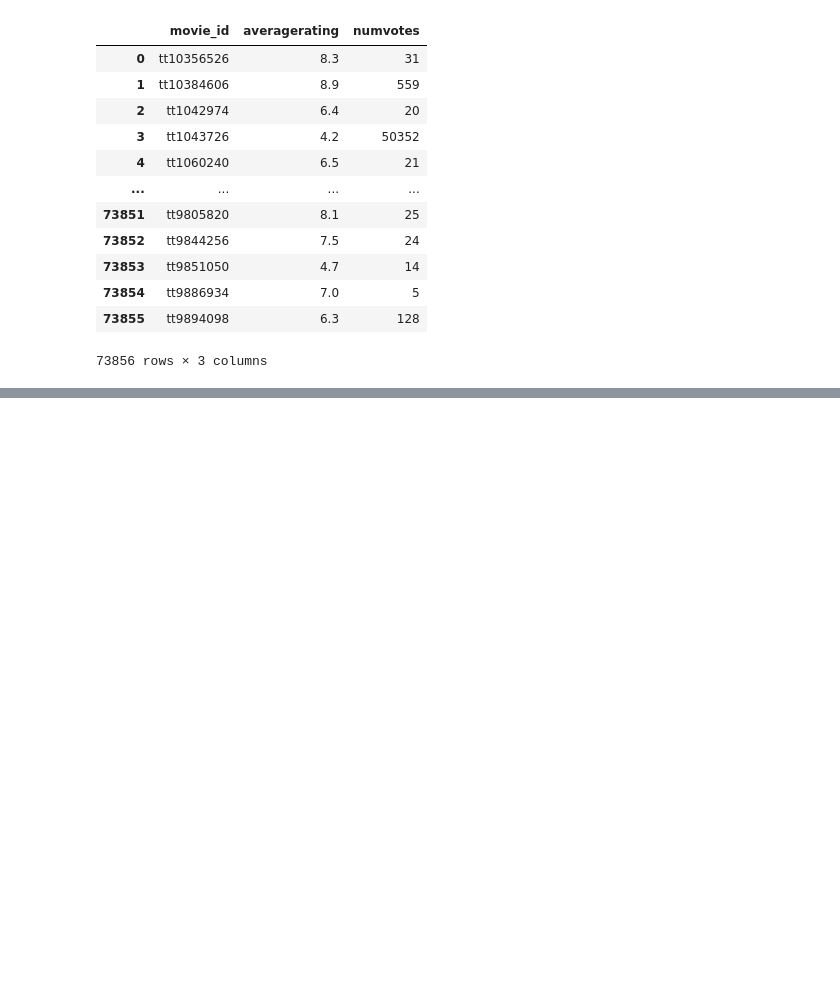
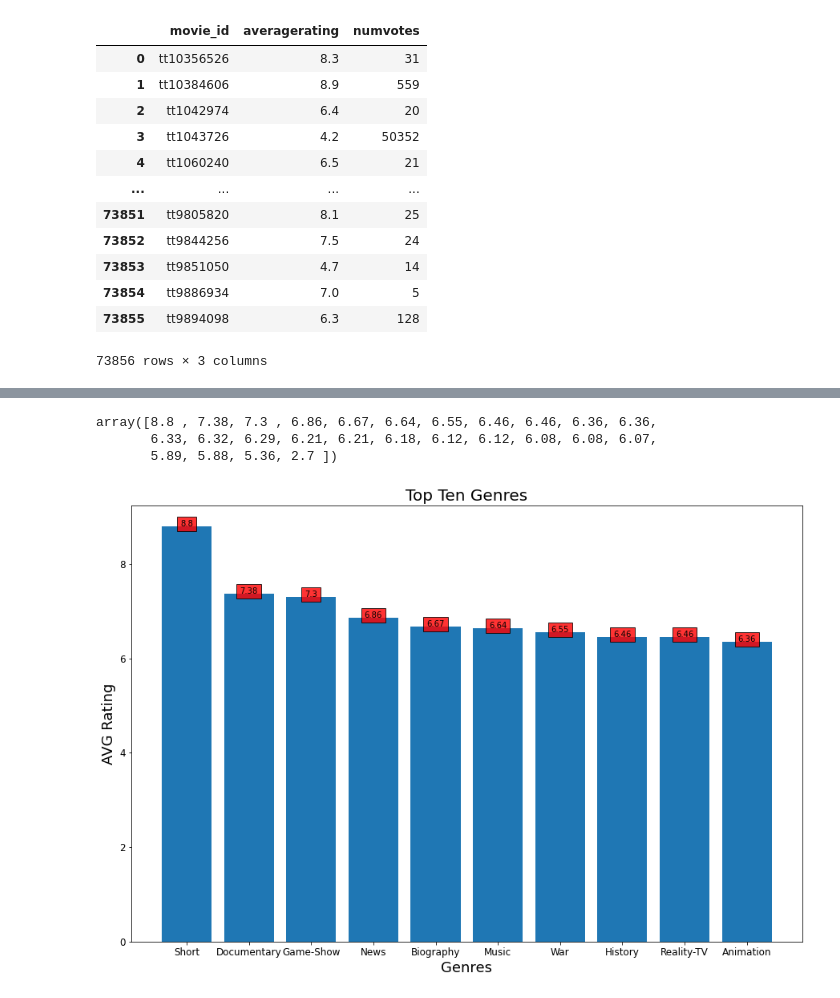
Before and after one commit to ZeejahWaseem/Capstone_Project, a Jupyter notebook: Notebooks/Zeejah_Folder/Zeejah.ipynb, the cells around one changed output, grey strips where cells are left out. Drawn from its saved outputs; the diff is of its cells as text; code cells hidden in the pictures; blank space fills up the shorter version.

```diff
--- a/Notebooks/Zeejah_Folder/Zeejah.ipynb
+++ b/Notebooks/Zeejah_Folder/Zeejah.ipynb
@@ -113,0 +341,28 @@ df_db
+# %%
+avg_rating_genres=jt_df.groupby('genres')['rounded_avgrating'].mean().round(2)
+# %%
+sorted_avg_genres=avg_rating_genres.sort_values(ascending=False)
+# %%
+avg_keys=sorted_avg_genres.keys()
+avg_keys
+avg_values=sorted_avg_genres.values
+avg_values
+# %% [output]
+array([8.8 , 7.38, 7.3 , 6.86, 6.67, 6.64, 6.55, 6.46, 6.46, 6.36, 6.36,
+       6.33, 6.32, 6.29, 6.21, 6.21, 6.18, 6.12, 6.12, 6.08, 6.08, 6.07,
+       5.89, 5.88, 5.36, 2.7 ])
+# %%
+y = avg_values[:10]
+# %%
+fig, ax = plt.subplots(figsize= (15,10) )
+ax.bar(avg_keys[:10],avg_values[:10]) #the [:10] is to see the top ten genres in the dataset
+ax.set_title('Top Ten Genres', fontsize= 20)
+ax.set_xlabel('Genres',fontsize= 18)
+ax.set_ylabel('AVG Rating',fontsize= 18)
+ax.tick_params(axis='x', which='both', labelsize=12)
+ax.tick_params(axis='y', which='both', labelsize=12)
+
+for i in range(len(avg_keys[:10])):
+        plt.text(i, y[i], y[i], ha = 'center', Bbox = dict(facecolor = 'red', alpha =.8))
+# %% [output]
+[figure, added]
```
Also changed, not shown: parts of 23 cells of this notebook.
